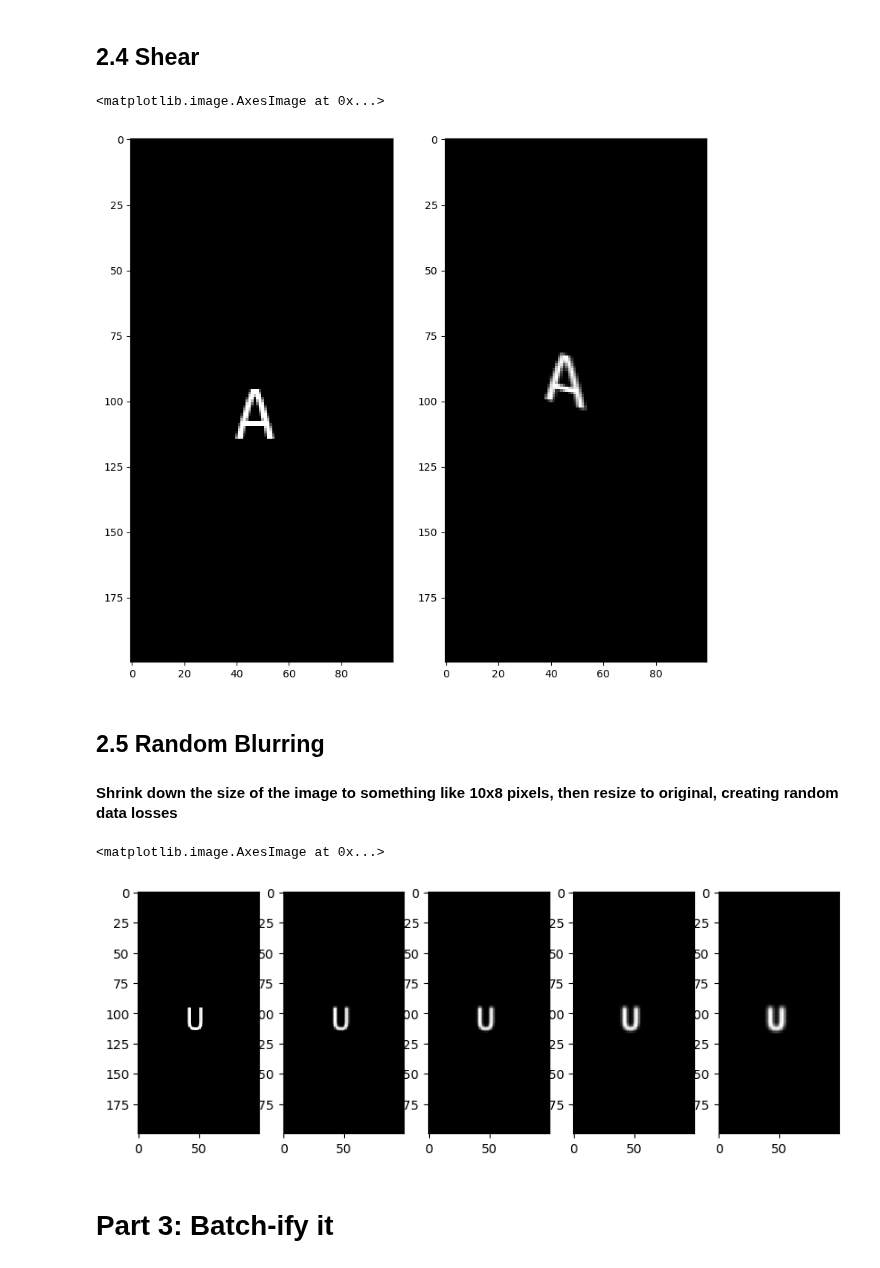
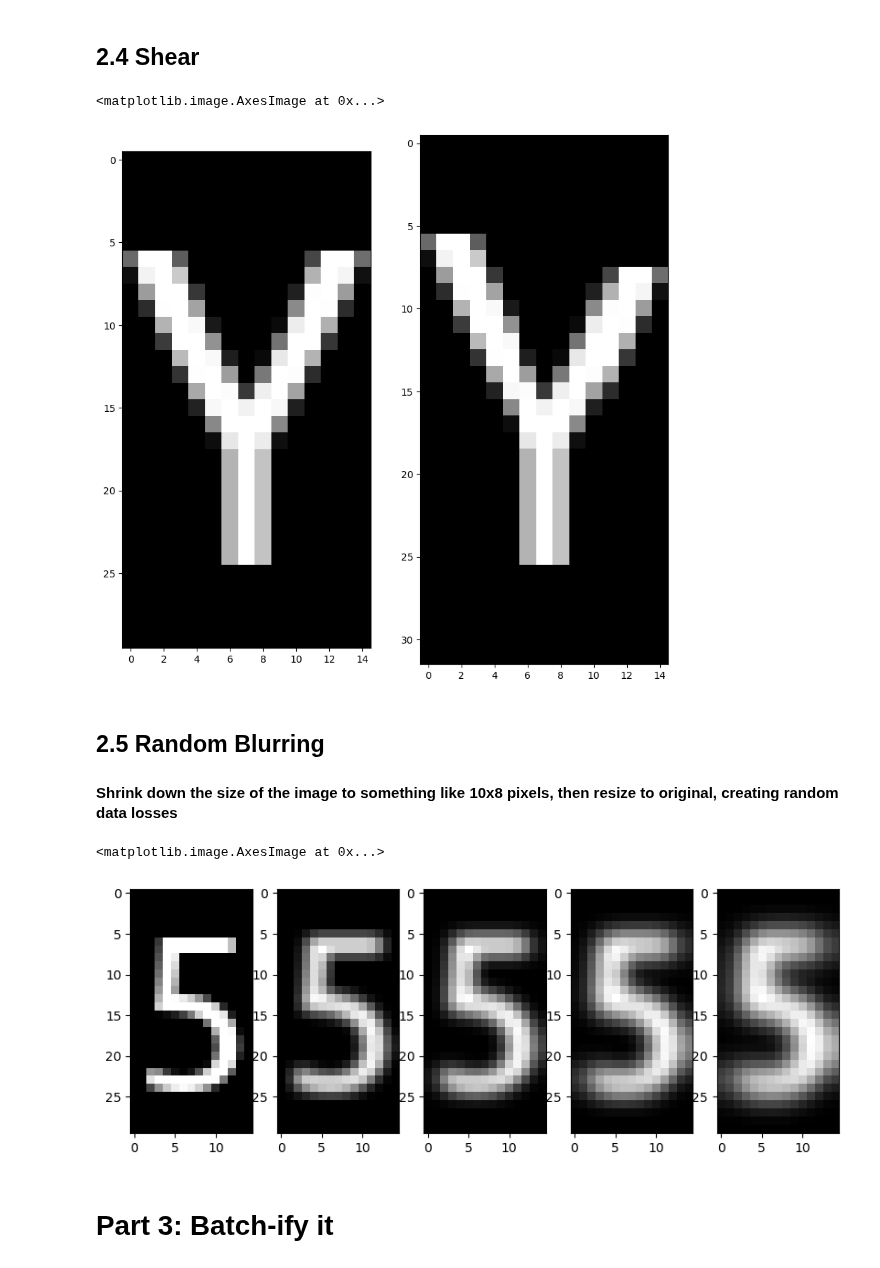
Before and after one commit to 1mackenziekyle/enph353_controller_pkg, a Jupyter notebook: src/generate_letters.ipynb, the cells around one changed output. Drawn from its saved outputs; the diff is of its cells as text; code cells hidden in the pictures.

```diff
--- a/src/generate_letters.ipynb
+++ b/src/generate_letters.ipynb
@@ -41,14 +38,14 @@ FONT_HEIGHT = 30
 
 for i in range(36):
     # zeros = np.zeros(shape=(int(FONT_HEIGHT * 2), int(FONT_HEIGHT * 1.5)), dtype=np.uint8)
-    zeros = np.zeros(shape=(200,100), dtype=np.uint8)
+    zeros = np.zeros(shape=(30,15), dtype=np.uint8)
     # plt.imshow(zeros)
     image = Image.fromarray(zeros)
     draw = ImageDraw.Draw(image)
     font = ImageFont.truetype(r"/usr/share/fonts/truetype/ubuntu/UbuntuMono-R.ttf", FONT_HEIGHT)
     text = itoc[i]
     # print(font.getsize(text))
-    draw.text(xy=(int(MODEL_INPUT_SIZE[1]*2), int(MODEL_INPUT_SIZE[0]*4.5)), text=text, font=font, fill=255)
+    draw.text(xy=(0,0), text=text, font=font, fill=255)
     letter_image = np.array(image)
     letter_images.append(letter_image)
 
@@ -78,20 +75,42 @@ axs[1].imshow(rotated, cmap='gray')
 def unit_rand():
     return np.random.rand() * 2 - 1
 # %%
-# Locate points of the documents
-    # or object which you want to transform
+def shearNpImgByAngle(npImg, shearAngleDegrees, maxShearAngle=75):
+    import numpy as np
+    from math import tan, radians
+    assert -maxShearAngle <= shearAngleDegrees <= maxShearAngle
+    npImg = np.rot90(npImg, 3) # rotate 270 degrees (counterclockwis
+    ccw = True if shearAngleDegrees > 0 else False # shear counter-clockwise?
+    imgH, imgW, = npImg.shape
+    shearAngleRadians = radians(shearAngleDegrees)
+    imgWplus2imgH = abs(tan(shearAngleRadians)) # (plus in width)/(image height)
+    imgWplus      = int((imgH-1)*imgWplus2imgH)     # image width increase in pixels
+    npImgOut = np.zeros((imgH, imgW+imgWplus), dtype='uint8')
+    Wplus, Wplus2H = (0, -imgWplus2imgH) if ccw else (imgWplus,imgWplus2imgH)
+    for y in range(imgH):
+        shiftX = Wplus-int(y*Wplus2H)
+        npImgOut[y][shiftX:shiftX+imgW] = npImg[y]
+    npImgOut = np.rot90(npImgOut, 1) # rotate 90 degrees (clockwise)
+    return npImgOut
+
+
+
 image = letter_images[np.random.randint(0,36)]
+custom_sheared = shearNpImgByAngle(image, np.random.randint(-60,60))
 rotated = ndimage.interpolation.rotate(image, 90, axes=(0,1), reshape=True)
-shear_matrix = transform.AffineTransform(shear=np.random.rand()*1.8-0.9)
-sheared = transform.warp(rotated, shear_matrix, mode='constant', cval=0)
+shear_matrix = transform.AffineTransform(shear=np.random.rand()*2.0-1.0)
+rotate = 1 if np.random.rand() > 0.5 else 0
+rotated = np.rot90(rotated, rotate*2)
+sheared = transform.warp(rotated, shear_matrix, mode='constant', output_shape=(60,60), cval=0)
+sheared = np.rot90(sheared, rotate*2)
 unrotated = ndimage.interpolation.rotate(sheared, -90, axes=(0,1), reshape=True)
 
 fig, axs = plt.subplots(1, 2, figsize=(10, 10))
 axs[0].imshow(image, cmap='gray')
-axs[1].imshow(unrotated, cmap='gray')
+axs[1].imshow(custom_sheared, cmap='gray')
 # %% [output]
 <matplotlib.image.AxesImage at 0x...>
-[figure, old version]
+[figure, new version]
 # %% [markdown]
 ## 2.5 Random Blurring
 
@@ -111,7 +130,7 @@ axs[3].imshow(blur_7, cmap='gray')
 axs[4].imshow(blur_9, cmap='gray')
 # %% [output]
 <matplotlib.image.AxesImage at 0x...>
-[figure, old version]
+[figure, new version]
 # %% [markdown]
 # Part 3: Batch-ify it
 # %%
```
Also changed, not shown: parts of 12 cells of this notebook, 5 other files.
